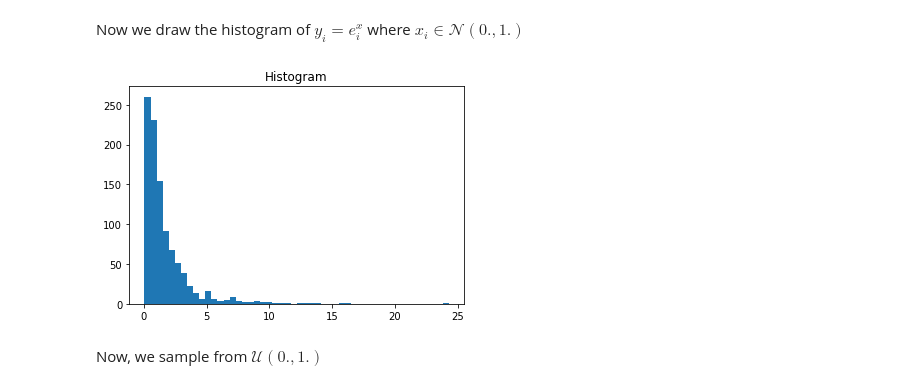
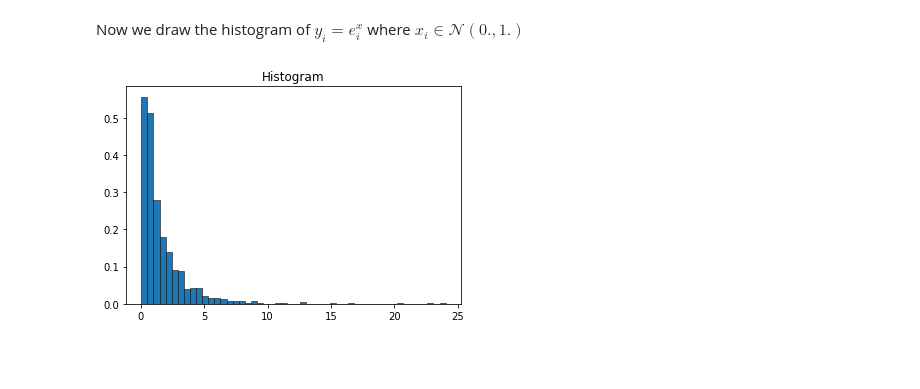
Before and after one commit to olokobayusuf/uncertainty-quant, a Jupyter notebook: probability.ipynb, the cells around one changed output. Saved outputs shown, nothing was run; the diff lists cells and outputs as text; code cells hidden in the pictures; blank space fills up the shorter version.

```diff
--- a/probability.ipynb
+++ b/probability.ipynb
@@ -31,15 +41,13 @@ Now we draw the histogram of $y_i = e_i^x$ where $x_i \in \mathcal{N}(0., 1.)$
 # %%
 from numpy import exp
 
 # Compute the transformation
 samples = normal(size=N)
 transformed_samples = exp(samples)
 
 # Draw the histogram
-plt.hist(transformed_samples, bins=BINS)
+plt.hist(transformed_samples, bins=BINS, density=True, edgecolor="black", linewidth=.5)
 plt.title("Histogram")
 plt.show()
 # %% [output]
-[figure, old version]
+[figure, new version]
-# %% [markdown]
-Now, we sample from $\mathcal{U}(0., 1.)$
```
Also changed, not shown: parts of 7 cells of this notebook, 1 other file.
